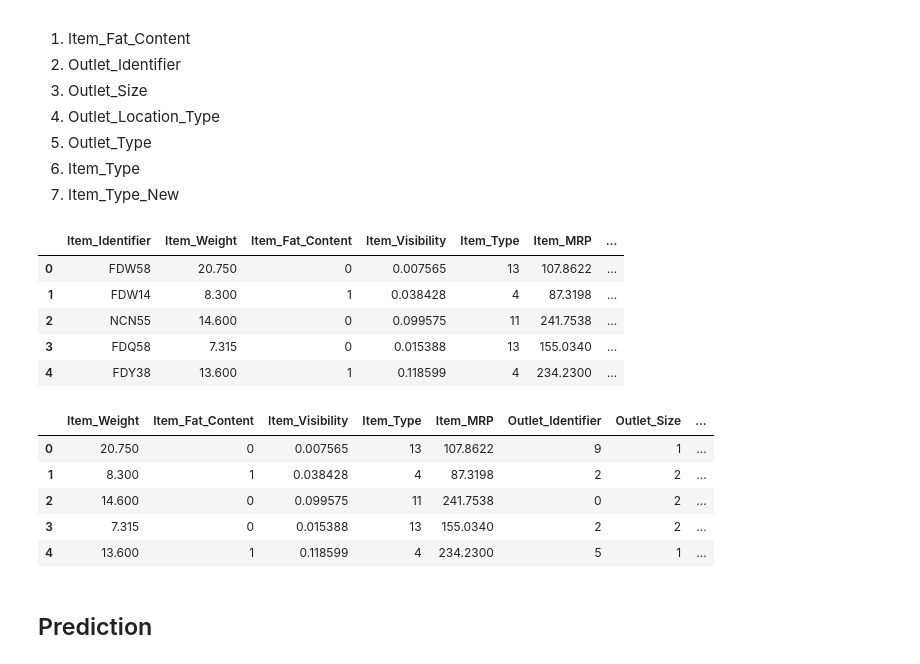
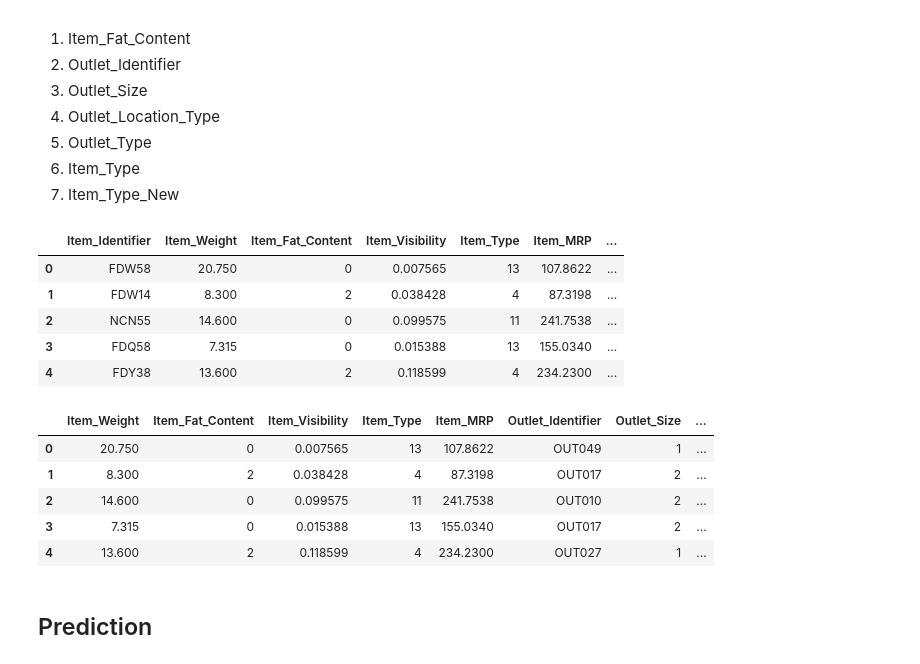
Before and after one commit to adesh3963/SalesPredicton, a Jupyter notebook: prediction/prediction.ipynb, the cells around one changed output. Drawn from its saved outputs; the diff is of its cells as text; code cells hidden in the pictures.

```diff
--- a/prediction/prediction.ipynb
+++ b/prediction/prediction.ipynb
@@ -181,7 +181,7 @@ imputed_test= test.copy()
 # %%
 import pickle
 
-labels= ["Item_Fat_Content","Outlet_Identifier","Outlet_Size","Outlet_Location_Type","Outlet_Type","Item_Type","Item_Type_New"]
+labels= ["Item_Fat_Content","Outlet_Size","Outlet_Location_Type","Outlet_Type","Item_Type"]
 
 for label in labels:
     try:
@@ -195,20 +195,21 @@ test.head()
 # %% [output]
 |  | Item_Identifier | Item_Weight | Item_Fat_Content | Item_Visibility | Item_Type | Item_MRP | ... |
 | 0 | FDW58 | 20.750 | 0 | 0.007565 | 13 | 107.8622 | ... |
-| 1 | FDW14 | 8.300 | 1 | 0.038428 | 4 | 87.3198 | ... |
+| 1 | FDW14 | 8.300 | 2 | 0.038428 | 4 | 87.3198 | ... |
 | 2 | NCN55 | 14.600 | 0 | 0.099575 | 11 | 241.7538 | ... |
 | 3 | FDQ58 | 7.315 | 0 | 0.015388 | 13 | 155.0340 | ... |
-| 4 | FDY38 | 13.600 | 1 | 0.118599 | 4 | 234.2300 | ... |
+| 4 | FDY38 | 13.600 | 2 | 0.118599 | 4 | 234.2300 | ... |
 # %%
-test= test.drop(columns=["Item_Identifier","Outlet_Establishment_Year"],axis= 1)
+test= test.drop(columns=["Item_Identifier","Outlet_Establishment_Year","Item_Type_New", ],axis= 1)
+# droping ITem_Type_New as a part of getting better performence(model tuning)
 test.head()
 # %% [output]
 |  | Item_Weight | Item_Fat_Content | Item_Visibility | Item_Type | Item_MRP | Outlet_Identifier | Outlet_Size | ... |
-| 0 | 20.750 | 0 | 0.007565 | 13 | 107.8622 | 9 | 1 | ... |
-| 1 | 8.300 | 1 | 0.038428 | 4 | 87.3198 | 2 | 2 | ... |
-| 2 | 14.600 | 0 | 0.099575 | 11 | 241.7538 | 0 | 2 | ... |
-| 3 | 7.315 | 0 | 0.015388 | 13 | 155.0340 | 2 | 2 | ... |
-| 4 | 13.600 | 1 | 0.118599 | 4 | 234.2300 | 5 | 1 | ... |
+| 0 | 20.750 | 0 | 0.007565 | 13 | 107.8622 | OUT049 | 1 | ... |
+| 1 | 8.300 | 2 | 0.038428 | 4 | 87.3198 | OUT017 | 2 | ... |
+| 2 | 14.600 | 0 | 0.099575 | 11 | 241.7538 | OUT010 | 2 | ... |
+| 3 | 7.315 | 0 | 0.015388 | 13 | 155.0340 | OUT017 | 2 | ... |
+| 4 | 13.600 | 2 | 0.118599 | 4 | 234.2300 | OUT027 | 1 | ... |
 # %% [markdown]
 ## Prediction
 # %% [markdown]
```
Also changed, not shown: parts of 2 cells of this notebook, 2 other files.
